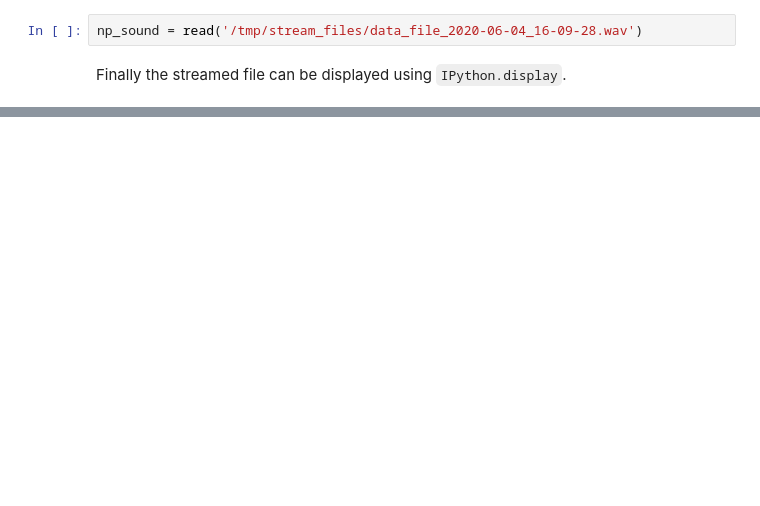
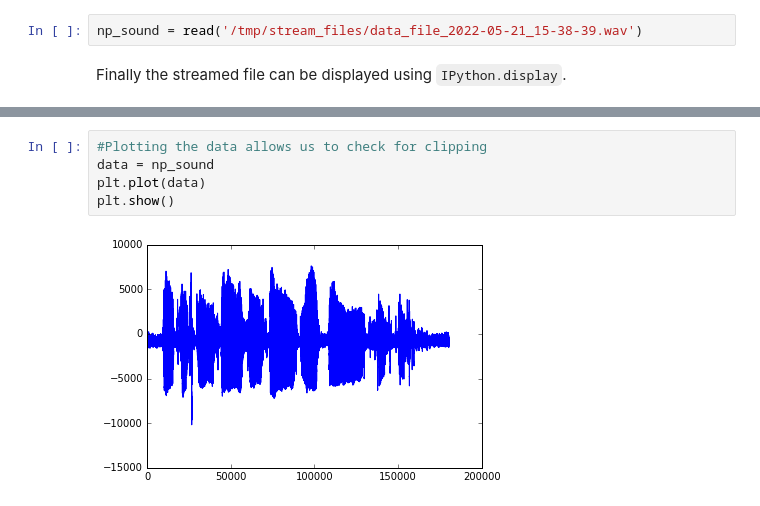
Before and after one commit to M0JPI/red-pitaya-projects, a Jupyter notebook: jupyter-notebooks/Testing Audio on Fast ADC.ipynb, the cells around one changed output, grey strips where cells are left out. Saved outputs shown, nothing was run; the diff lists cells and outputs as text; blank space fills up the shorter version.

```diff
--- a/jupyter-notebooks/Testing Audio on Fast ADC.ipynb
+++ b/jupyter-notebooks/Testing Audio on Fast ADC.ipynb
@@ -86,7 +94,7 @@ def read(file):
 # %% [markdown]
 Then we will use the new function to read in a file created by the stream server application.
 # %%
-np_sound = read('/tmp/stream_files/data_file_2020-06-04_16-09-28.wav')
+np_sound = read('/tmp/stream_files/data_file_2022-05-21_15-38-39.wav')
 # %% [markdown]
 Finally the streamed file can be displayed using `IPython.display`.
 # %%
@@ -93,0 +104,7 @@ ipd.Audio(np_sound, rate=48000)
+# %%
+#Plotting the data allows us to check for clipping
+data = np_sound
+plt.plot(data)
+plt.show()
+# %% [output]
+[figure, added]
```
Also changed, not shown: parts of 9 cells of this notebook, 3 other files.
